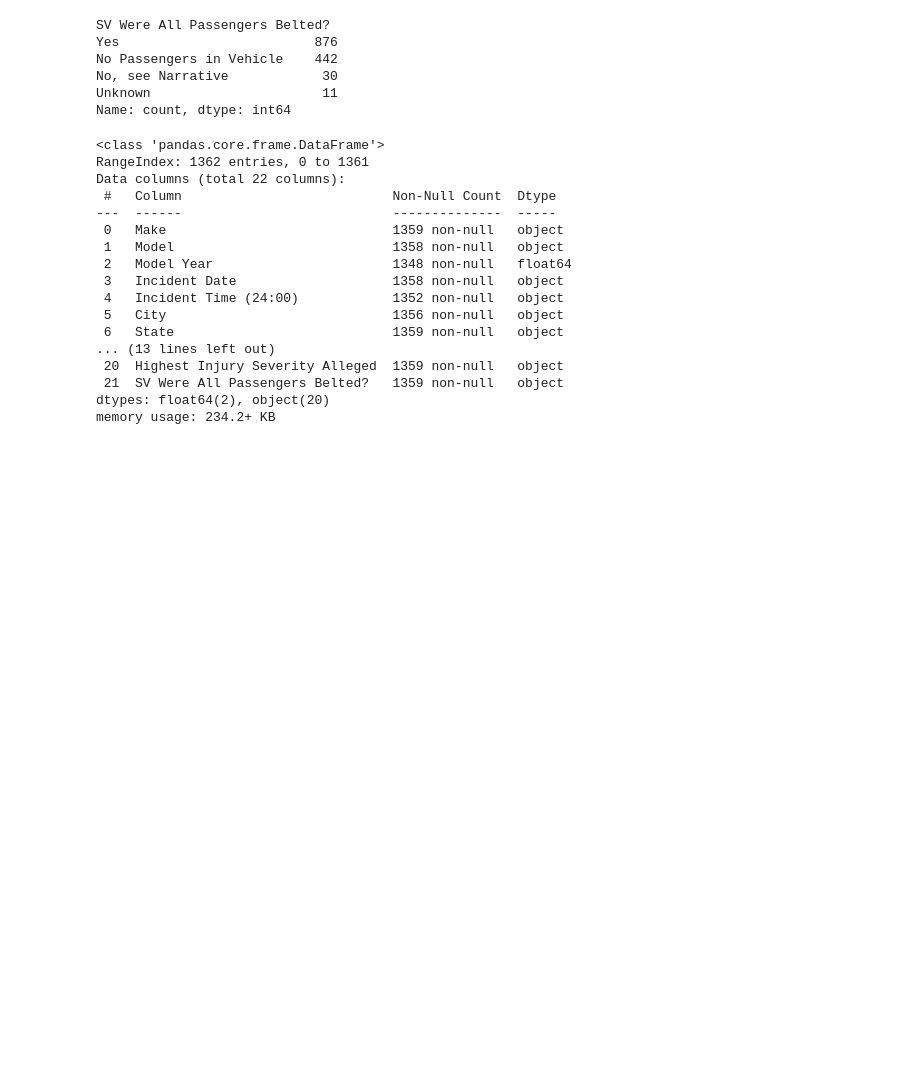
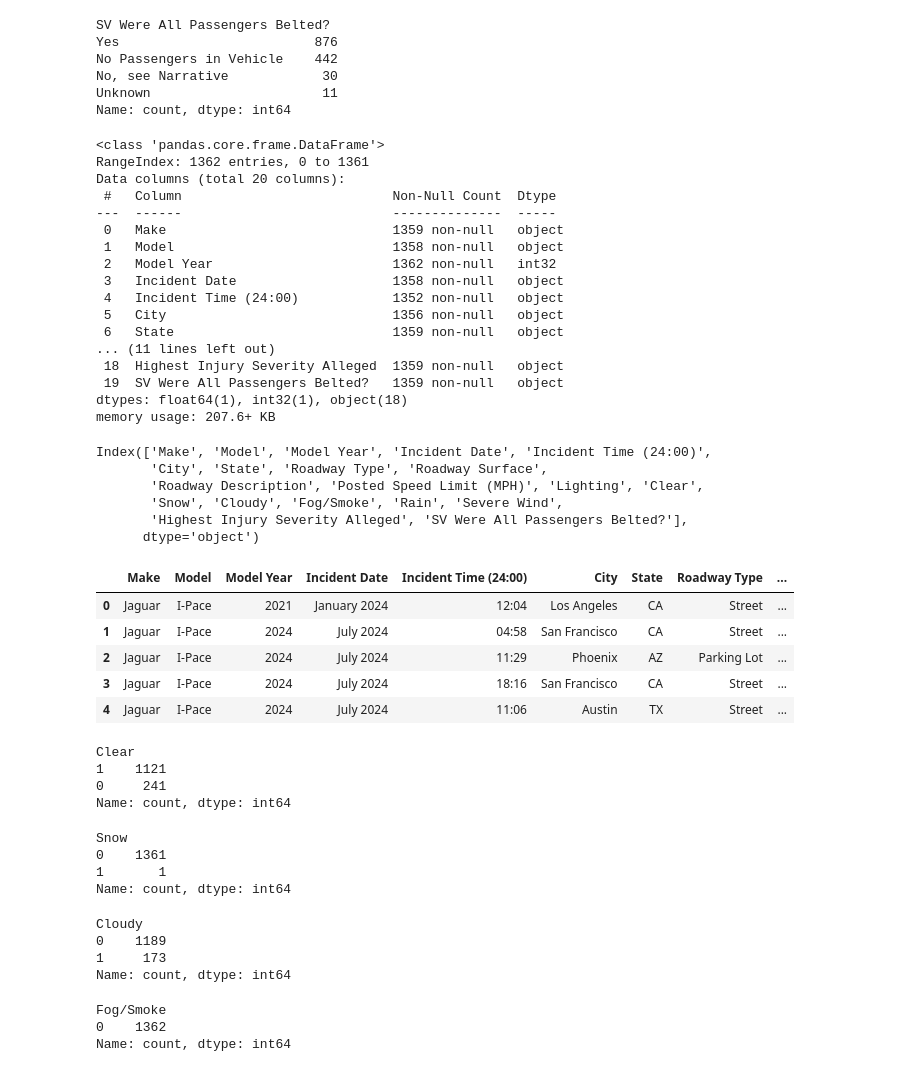
Before and after one commit to KevinPCarney/Project-04-Group-05, a Jupyter notebook: EDA/Crash Records CSV Cleaning.ipynb, the cells around one changed output. Drawn from its saved outputs; the diff is of its cells as text; code cells hidden in the pictures; blank space fills up the shorter version.

```diff
--- a/EDA/Crash Records CSV Cleaning.ipynb
+++ b/EDA/Crash Records CSV Cleaning.ipynb
@@ -83,7 +83,7 @@ cols_to_drop = ['Report ID', 'Report Version', 'Report Month', 'Report Year','Re
                 'SV Contact Area - Bottom','SV Contact Area - Unknown', 'Data Availability - EDR','Data Availability - Police Rpt',\
                'Operating Entity','Operating Entity - Unknown','Crash With', 'Weather - Unknown','Incident Time - Unknown', 'Latitude',\
                 'Latitude - Unknown','Longitude', 'Longitude - Unknown','City - Unknown','Zip Code','Zip Code - Unknown',\
-                'Posted Speed Limit - Unknown']
+                'Posted Speed Limit - Unknown', 'Weather - Other', 'Weather - Other Text', ]
 df2 = df.drop(cols_to_drop, axis=1)
 df2.head()
 # %% [output]
@@ -108,0 +127,10 @@ Index(['Make', 'Model', 'Model Year', 'Incident Date', 'Incident Time (24:00)',
+# %%
+df2['Incident Date'] = pd.to_datetime(df2['Incident Date'], format = '%b-%Y')
+df2['Incident Time (24:00)'] = pd.to_datetime(df2['Incident Time (24:00)'], format = '%H:%M')
+df2['Model Year'] = df2['Model Year'].fillna(9999).astype(int)
+
+
+# Code Recommendation was via Xpert
+
+df2['Incident Date'] = df2['Incident Date'].dt.strftime('%B %Y')
+df2['Incident Time (24:00)'] = df2['Incident Time (24:00)'].dt.strftime('%H:%M')
@@ -371,18 +443,68 @@ df2.info()
 # %% [output]
 <class 'pandas.core.frame.DataFrame'>
 RangeIndex: 1362 entries, 0 to 1361
-Data columns (total 22 columns):
+Data columns (total 20 columns):
  #   Column                           Non-Null Count  Dtype
 ---  ------                           --------------  -----
  0   Make                             1359 non-null   object
  1   Model                            1358 non-null   object
- 2   Model Year                       1348 non-null   float64
+ 2   Model Year                       1362 non-null   int32
  3   Incident Date                    1358 non-null   object
  4   Incident Time (24:00)            1352 non-null   object
  5   City                             1356 non-null   object
  6   State                            1359 non-null   object
-... (13 lines left out)
- 20  Highest Injury Severity Alleged  1359 non-null   object
- 21  SV Were All Passengers Belted?   1359 non-null   object
-dtypes: float64(2), object(20)
-memory usage: 234.2+ KB
+... (11 lines left out)
+ 18  Highest Injury Severity Alleged  1359 non-null   object
+ 19  SV Were All Passengers Belted?   1359 non-null   object
+dtypes: float64(1), int32(1), object(18)
+memory usage: 207.6+ KB
+# %%
+df2.columns = df2.columns.str.replace('Weather - ', '', regex=False)
+# %%
+df2.columns
+# %% [output]
+Index(['Make', 'Model', 'Model Year', 'Incident Date', 'Incident Time (24:00)',
+       'City', 'State', 'Roadway Type', 'Roadway Surface',
+       'Roadway Description', 'Posted Speed Limit (MPH)', 'Lighting', 'Clear',
+       'Snow', 'Cloudy', 'Fog/Smoke', 'Rain', 'Severe Wind',
+       'Highest Injury Severity Alleged', 'SV Were All Passengers Belted?'],
+      dtype='object')
+# %%
+# df2 = ['Clear','Snow', 'Cloudy', 'Fog/Smoke', 'Rain', 'Severe Wind']
+df2 = df2.replace({'Y': 1, ' ': 0})
+# %%
+df2.head()
+# %% [output]
+|  | Make | Model | Model Year | Incident Date | Incident Time (24:00) | City | State | Roadway Type | ... |
+| 0 | Jaguar | I-Pace | 2021 | January 2024 | 12:04 | Los Angeles | CA | Street | ... |
+| 1 | Jaguar | I-Pace | 2024 | July 2024 | 04:58 | San Francisco | CA | Street | ... |
+| 2 | Jaguar | I-Pace | 2024 | July 2024 | 11:29 | Phoenix | AZ | Parking Lot | ... |
+| 3 | Jaguar | I-Pace | 2024 | July 2024 | 18:16 | San Francisco | CA | Street | ... |
+| 4 | Jaguar | I-Pace | 2024 | July 2024 | 11:06 | Austin | TX | Street | ... |
+# %%
+df2['Clear'].value_counts()
+# %% [output]
+Clear
+1    1121
+0     241
+Name: count, dtype: int64
+# %%
+df2['Snow'].value_counts()
+# %% [output]
+Snow
+0    1361
+1       1
+Name: count, dtype: int64
+# %%
+df2['Cloudy'].value_counts()
+# %% [output]
+Cloudy
+0    1189
+1     173
+Name: count, dtype: int64
+# %%
+df2['Fog/Smoke'].value_counts()
+# %% [output]
+Fog/Smoke
+0    1362
+Name: count, dtype: int64
```
Also changed, not shown: parts of 23 cells of this notebook.
